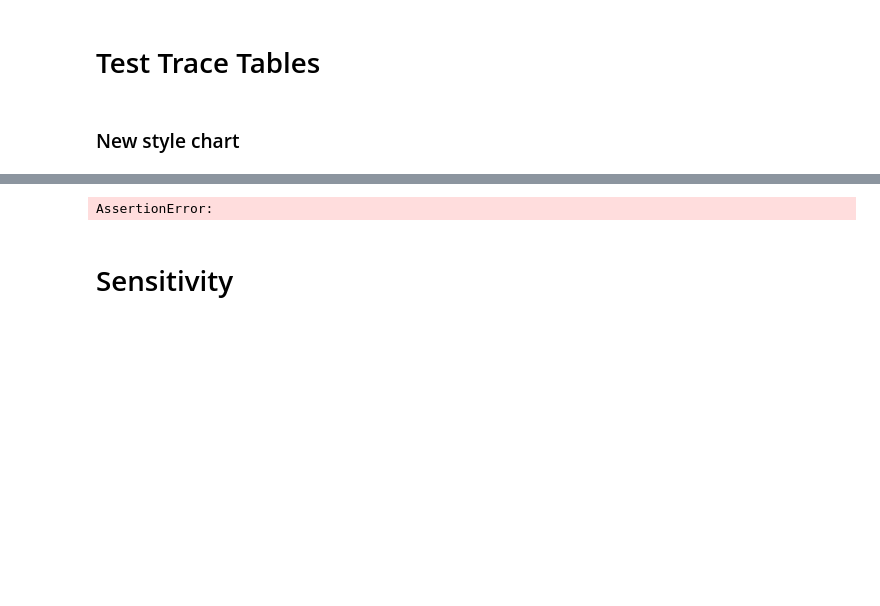
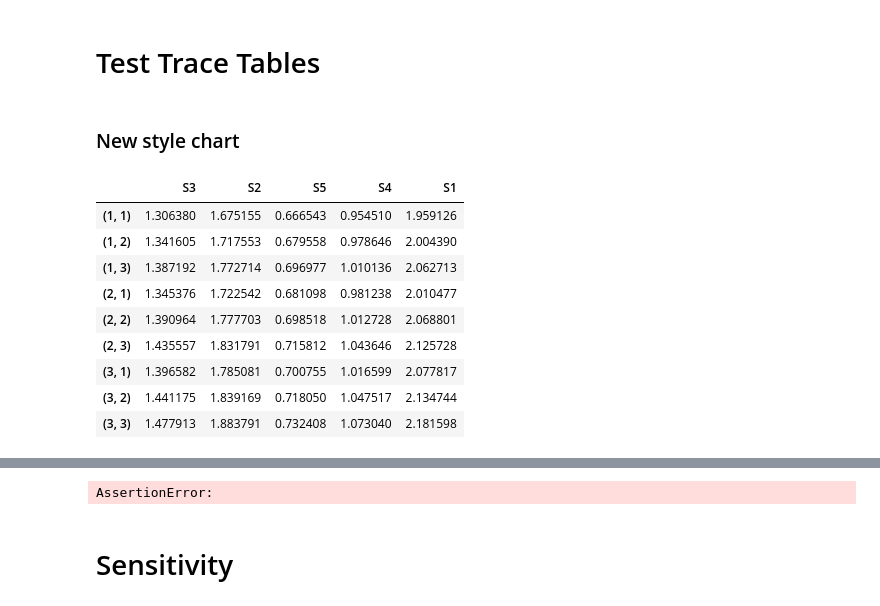
Before and after one commit to rs-delve/tti-explorer, a Jupyter notebook: notebooks/plots-bryn.ipynb, the cells around one changed output, grey strips where cells are left out. Saved outputs shown, nothing was run; the diff lists cells and outputs as text; code cells hidden in the pictures; blank space fills up the shorter version.

```diff
--- a/notebooks/plots-bryn.ipynb
+++ b/notebooks/plots-bryn.ipynb
@@ -179,6 +175,7 @@ pinch_points_results = defaultdict(lambda: defaultdict(lambda: defaultdict(list)
 for lockdown, target, cfg, results in resgen(pinch_points_dir):
     if int(lockdown[1]) > 0:
         level, measures = lockdown.split('_', maxsplit=1)
+        results = results.set_index(config.STATISTIC_COLNAME, drop=True)
         pinch_points_results[level][target][measures].append((cfg[target], results))
 # %%
 tt_dir = os.path.join(input_folder, "pinch-points-test-trace-delay")
@@ -288,11 +196,16 @@ perc_keys = [
     RETURN_KEYS.not_stopped_by_tti,
 ]
 # %%
-## Does this cause a name clash with chart_books?!
-def take_key(lst_of_df, key):
+def take_key(lst_of_df, key, stat_name):
     x, dfs = zip(*lst_of_df)
-    means = pd.Series([df.set_index("statistic", drop=True).loc['mean'][key] for df in dfs], index=x)
+    means = pd.Series([df.loc[stat_name][key] for df in dfs], index=x)
     return means.sort_index()
+
+
+def arrange_sim_results(sim_results, key):
+    means = take_key(sim_results, key, 'mean')
+    stds = take_key(sim_results, key, 'std')
+    return means.index.values, means, stds
 
 
 def to_perc(f):
@@ -303,3 +216,12 @@ def format_table(tab, fmt_fnc):
     tab.index.name = "Compliance"
     tab.columns.name = "NPI Severity"
     return tab.rename(index=fmt_fnc).applymap(fmt_fnc).sort_index(axis=1, ascending=False)
+
+
+def param_tables(pp_res_dict, param_name, measure, keys, stat_name):
+    param_res = {k: v[param_name] for k, v in pp_res_dict.items()}
+    table_data = utils.swaplevel({
+        key:
+        utils.swaplevel(utils.map_lowest(lambda x: take_key(x, key, stat_name), param_res)) for key in perc_keys
+    })[measure]
+    return {k: format_table(pd.concat(v, axis=1) / 100, to_perc) for k, v in table_data.items()}
@@ -402,3 +299,16 @@ xaxis = [1, 2, 3, 4, 5]
+# %%
+pd.concat(tt_means, axis=1)
+# %% [output]
+|  | S3 | S2 | S5 | S4 | S1 |
+| (1, 1) | 1.306380 | 1.675155 | 0.666543 | 0.954510 | 1.959126 |
+| (1, 2) | 1.341605 | 1.717553 | 0.679558 | 0.978646 | 2.004390 |
+| (1, 3) | 1.387192 | 1.772714 | 0.696977 | 1.010136 | 2.062713 |
+| (2, 1) | 1.345376 | 1.722542 | 0.681098 | 0.981238 | 2.010477 |
+| (2, 2) | 1.390964 | 1.777703 | 0.698518 | 1.012728 | 2.068801 |
+| (2, 3) | 1.435557 | 1.831791 | 0.715812 | 1.043646 | 2.125728 |
+| (3, 1) | 1.396582 | 1.785081 | 0.700755 | 1.016599 | 2.077817 |
+| (3, 2) | 1.441175 | 1.839169 | 0.718050 | 1.047517 | 2.134744 |
+| (3, 3) | 1.477913 | 1.883791 | 0.732408 | 1.073040 | 2.181598 |
 # %%
 fig, (ax1, ax2) = plt.subplots(1, 2, sharey=True, figsize=(13, 6))
 for l, kwds in zip(levels, kwds_list):
```
Also changed, not shown: parts of 27 cells of this notebook.
